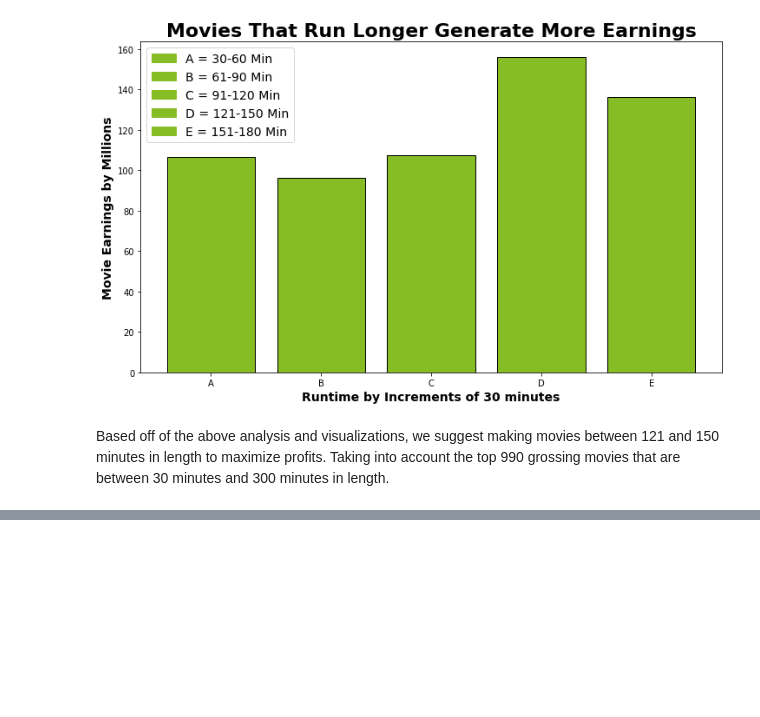
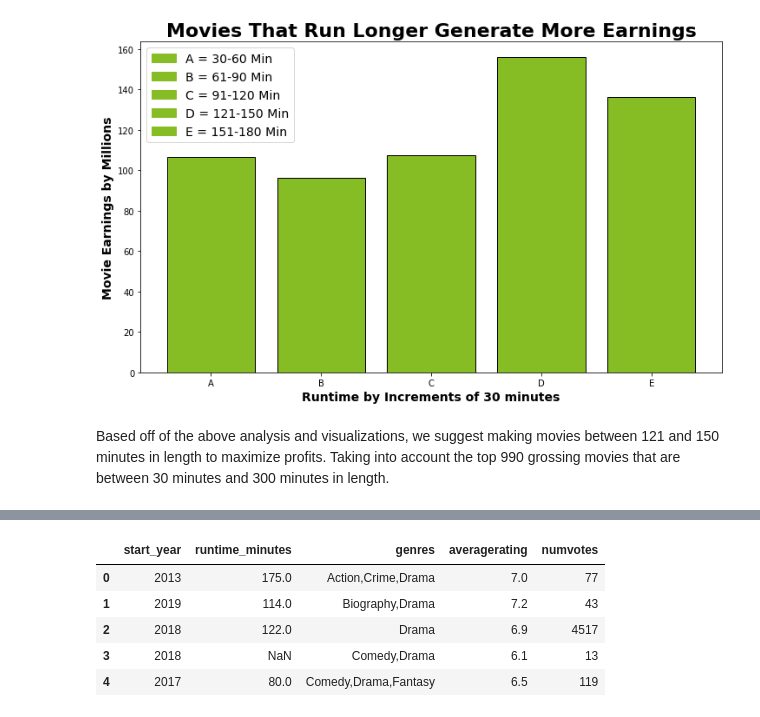
Before and after one commit to harte3/Flatiron-Capstone-Group-2, a Jupyter notebook: Final Notebook.ipynb, the cells around one changed output, grey strips where cells are left out. Drawn from its saved outputs; the diff is of its cells as text; code cells hidden in the pictures; blank space fills up the shorter version.

```diff
--- a/Final Notebook.ipynb
+++ b/Final Notebook.ipynb
@@ -1178,0 +1191,15 @@ Based off of the above analysis and visualizations, we suggest making movies bet
+# %%
+pd.read_sql('''
+SELECT mb.start_year, mb.runtime_minutes, mb.genres, mr.averagerating, mr.numvotes
+FROM movie_basics mb
+JOIN movie_ratings mr
+USING(movie_id)
+
+''', conn).head()
+# %% [output]
+|  | start_year | runtime_minutes | genres | averagerating | numvotes |
+| 0 | 2013 | 175.0 | Action,Crime,Drama | 7.0 | 77 |
+| 1 | 2019 | 114.0 | Biography,Drama | 7.2 | 43 |
+| 2 | 2018 | 122.0 | Drama | 6.9 | 4517 |
+| 3 | 2018 | NaN | Comedy,Drama | 6.1 | 13 |
+| 4 | 2017 | 80.0 | Comedy,Drama,Fantasy | 6.5 | 119 |
```
Also changed, not shown: parts of 11 cells of this notebook, 2 other files.
